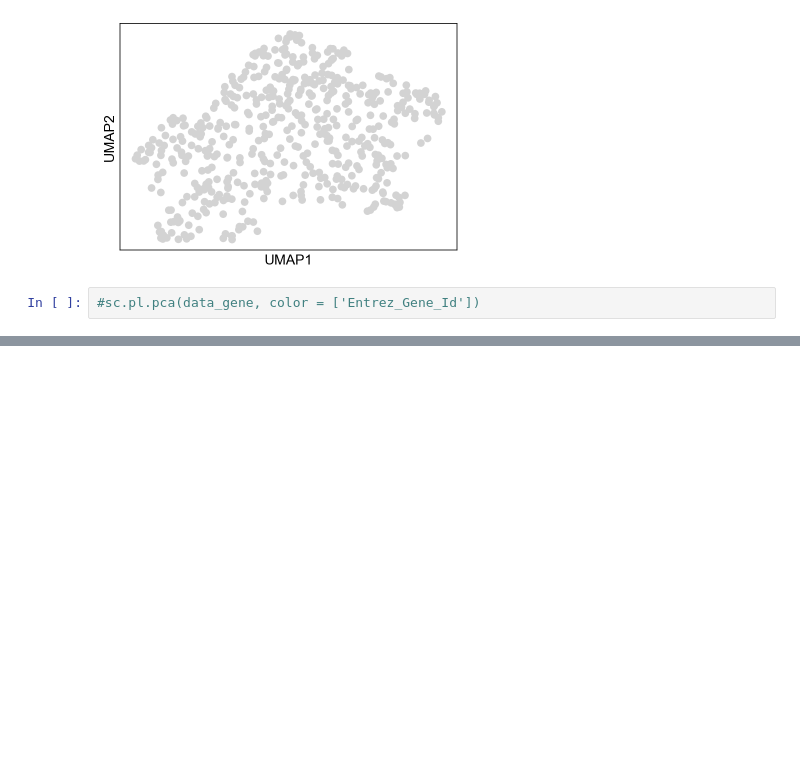
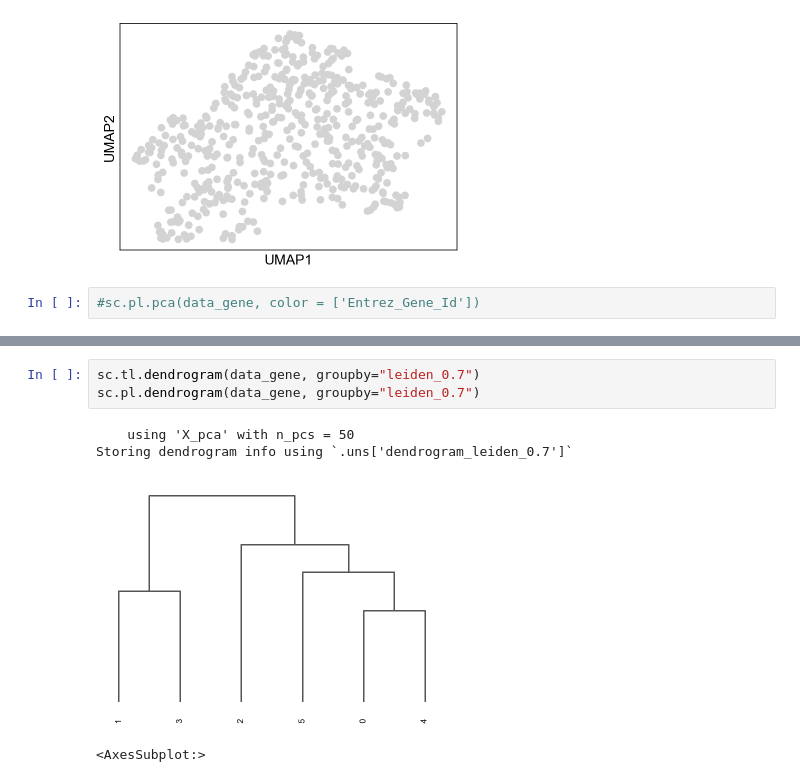
Before and after one commit to gbourbeau/MSK_CU_lung_adenocarcinoma, a Jupyter notebook: Lung EDA initial.ipynb, the cells around one changed output, grey strips where cells are left out. Cells and saved outputs as stored; diff of their text form; blank space fills up the shorter version.

```diff
--- a/Lung EDA initial.ipynb
+++ b/Lung EDA initial.ipynb
@@ -144,0 +176,8 @@ sc.pl.umap(data_gene) #note: can't seem to color by Entrez_Gene_Id, so unsure if
+# %%
+sc.tl.dendrogram(data_gene, groupby="leiden_0.7")
+sc.pl.dendrogram(data_gene, groupby="leiden_0.7")
+# %% [output]
+    using 'X_pca' with n_pcs = 50
+Storing dendrogram info using `.uns['dendrogram_leiden_0.7']`
+[figure, added]
+<AxesSubplot:>
```
Also changed, not shown: parts of 4 cells of this notebook.
